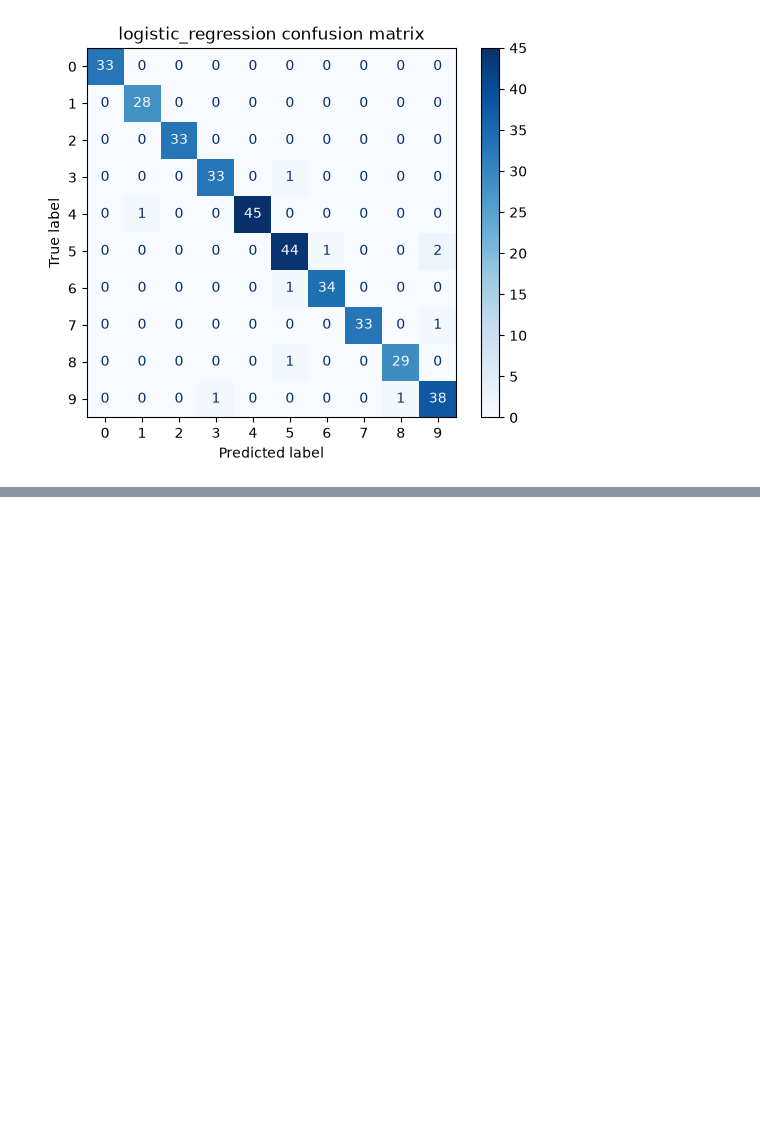
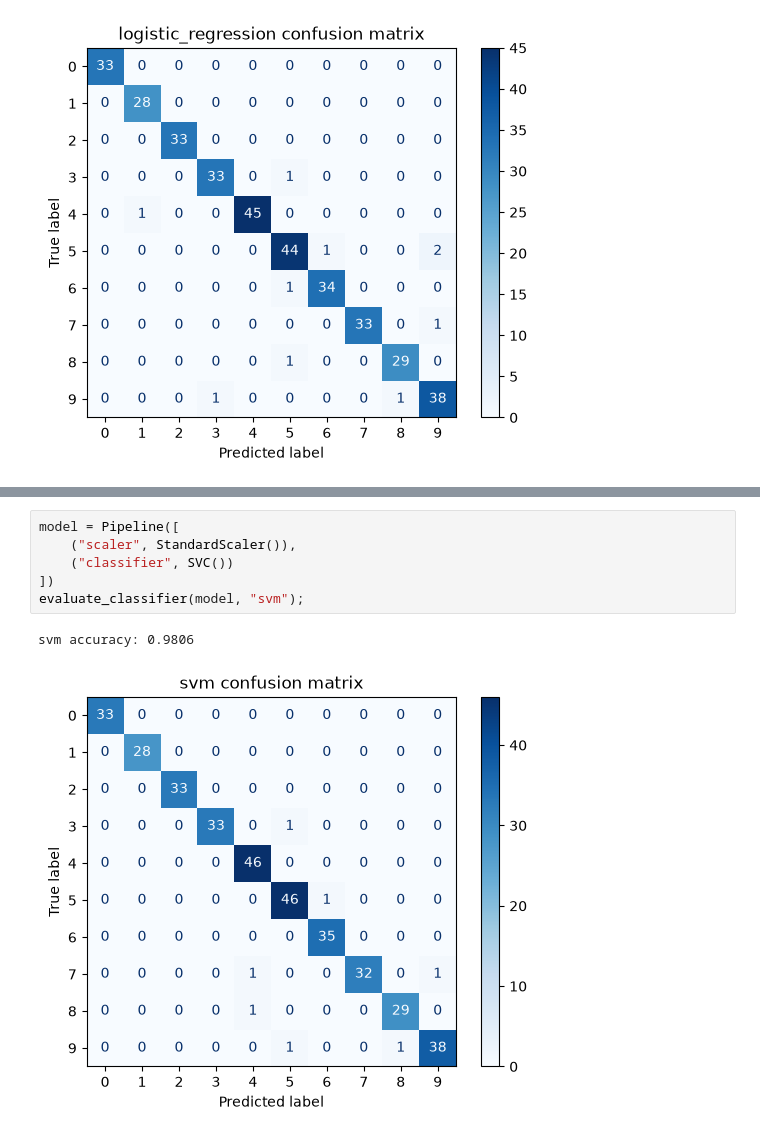
Before and after one commit to ManosFps1pt/Supervised-Learning-Experiments, a Jupyter notebook: olympiads/IOAI Material/2. (Mostly) Linear models/exercises/solution.ipynb, the cells around one changed output, grey strips where cells are left out. Cells and saved outputs as stored; diff of their text form; blank space fills up the shorter version.

```diff
--- a/olympiads/IOAI Material/2. (Mostly) Linear models/exercises/solution.ipynb
+++ b/olympiads/IOAI Material/2. (Mostly) Linear models/exercises/solution.ipynb
@@ -70,0 +104,9 @@ logistic_regression accuracy: 0.9722
+# %%
+model = Pipeline([
+    ("scaler", StandardScaler()),
+    ("classifier", SVC())
+])
+evaluate_classifier(model, "svm");
+# %% [output]
+svm accuracy: 0.9806
+[figure, added]
```
Also changed, not shown: parts of 22 cells of this notebook, 47 other files.
